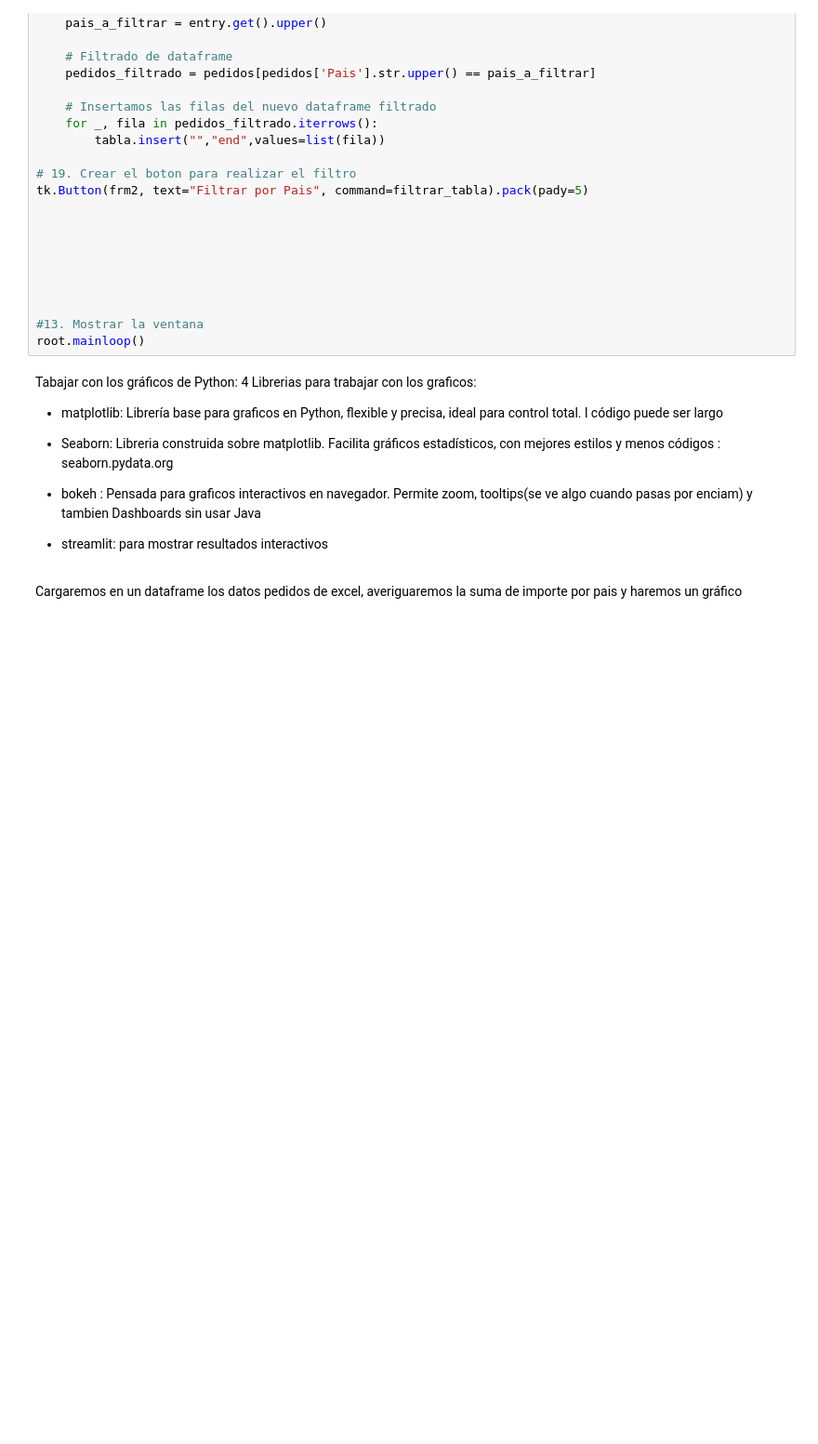
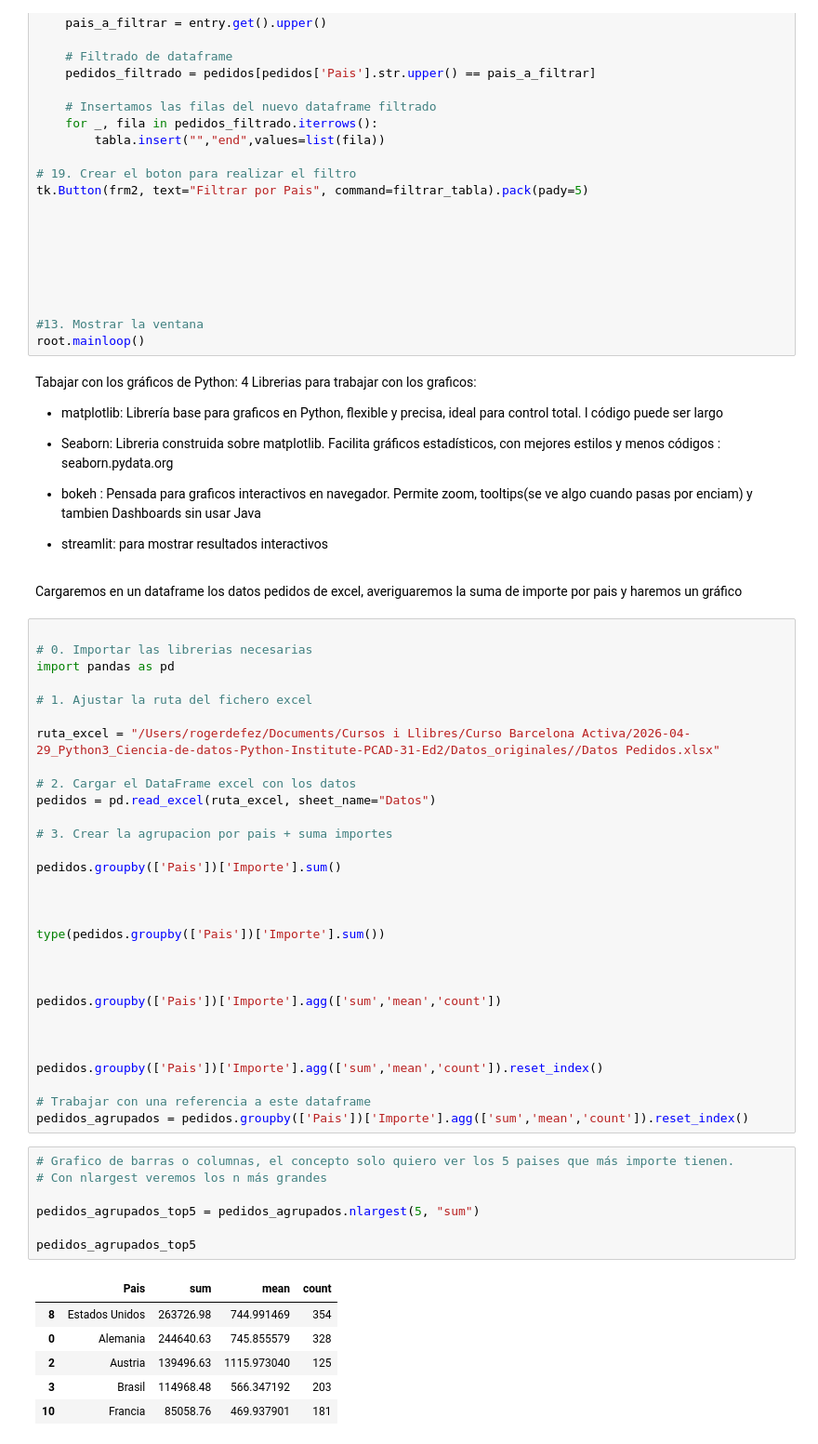
Before and after one commit to rogerloop/2026-04-29_Python3_Ciencia-de-datos-Python-Institute-PCAD-31-Ed2, a Jupyter notebook: 2026-05-11_Python3.ipynb, the cells around one changed output. Shown at 93% size. Saved outputs shown, nothing was run; the diff lists cells and outputs as text; blank space fills up the shorter version.

```diff
--- a/2026-05-11_Python3.ipynb
+++ b/2026-05-11_Python3.ipynb
@@ -125,3 +125,47 @@ Tabajar con los gráficos de Python:
 - streamlit: para mostrar resultados interactivos
 # %% [markdown]
 Cargaremos en un dataframe los datos pedidos de excel, averiguaremos la suma de importe por pais y haremos un gráfico
+# %%
+
+# 0. Importar las librerias necesarias
+import pandas as pd
+
+# 1. Ajustar la ruta del fichero excel
+
+ruta_excel = "/Users/rogerdefez/Documents/Cursos i Llibres/Curso Barcelona Activa/2026-04-29_Python3_Ciencia-de-datos-Python-Institute-PCAD-31-Ed2/Datos_originales//Datos Pedidos.xlsx"
+
+# 2. Cargar el DataFrame excel con los datos
+pedidos = pd.read_excel(ruta_excel, sheet_name="Datos")
+
+# 3. Crear la agrupacion por pais + suma importes
+
+pedidos.groupby(['Pais'])['Importe'].sum()
+
+
+
+type(pedidos.groupby(['Pais'])['Importe'].sum())
+
+
+
+pedidos.groupby(['Pais'])['Importe'].agg(['sum','mean','count'])
+
+
+
+pedidos.groupby(['Pais'])['Importe'].agg(['sum','mean','count']).reset_index()
+
+# Trabajar con una referencia a este dataframe
+pedidos_agrupados = pedidos.groupby(['Pais'])['Importe'].agg(['sum','mean','count']).reset_index()
+# %%
+# Grafico de barras o columnas, el concepto solo quiero ver los 5 paises que más importe tienen.
+# Con nlargest veremos los n más grandes
+
+pedidos_agrupados_top5 = pedidos_agrupados.nlargest(5, "sum")
+
+pedidos_agrupados_top5
+# %% [output]
+|  | Pais | sum | mean | count |
+| 8 | Estados Unidos | 263726.98 | 744.991469 | 354 |
+| 0 | Alemania | 244640.63 | 745.855579 | 328 |
+| 2 | Austria | 139496.63 | 1115.973040 | 125 |
+| 3 | Brasil | 114968.48 | 566.347192 | 203 |
+| 10 | Francia | 85058.76 | 469.937901 | 181 |
```
Also changed, not shown: parts of 2 cells of this notebook.
